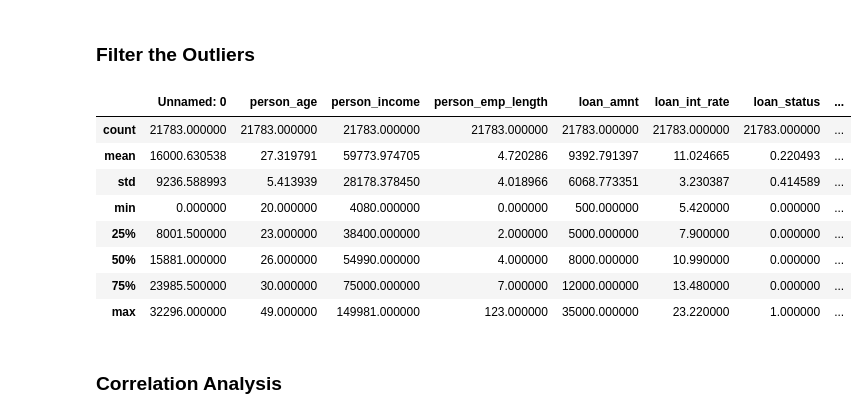
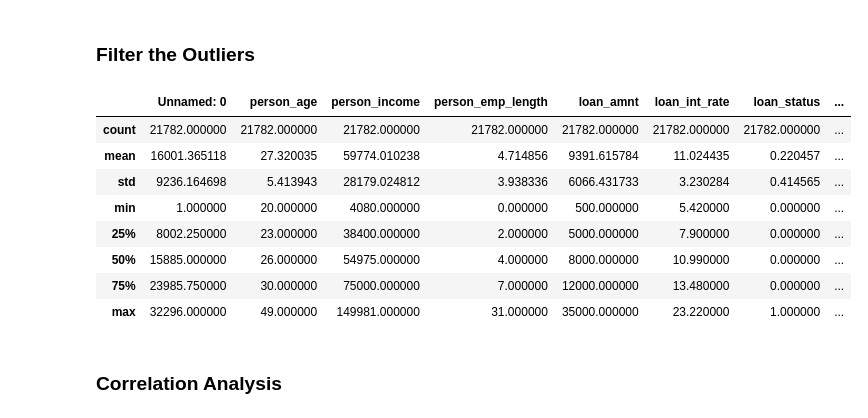
Before and after one commit to ASykes4/BSIP_Assignment_4_Students, a Jupyter notebook: asn4_start.ipynb, the cells around one changed output. Cells and saved outputs as stored; diff of their text form; code cells hidden in the pictures.

```diff
--- a/asn4_start.ipynb
+++ b/asn4_start.ipynb
@@ -90,20 +90,21 @@ df.describe()
 # %%
 # Removing the high value outliers to make the data into usable scales
 df = df[df['person_age'] < 50]
 df = df[df['person_income'] < 1.5e+05]
+df = df[df['person_emp_length'] < 100]
 # remove any missing values in the dataframe
 df.dropna(axis=0, inplace=True)
 df.describe()
 # %% [output]
 |  | Unnamed: 0 | person_age | person_income | person_emp_length | loan_amnt | loan_int_rate | loan_status | ... |
-| count | 21783.000000 | 21783.000000 | 21783.000000 | 21783.000000 | 21783.000000 | 21783.000000 | 21783.000000 | ... |
-| mean | 16000.630538 | 27.319791 | 59773.974705 | 4.720286 | 9392.791397 | 11.024665 | 0.220493 | ... |
-| std | 9236.588993 | 5.413939 | 28178.378450 | 4.018966 | 6068.773351 | 3.230387 | 0.414589 | ... |
-| min | 0.000000 | 20.000000 | 4080.000000 | 0.000000 | 500.000000 | 5.420000 | 0.000000 | ... |
-| 25% | 8001.500000 | 23.000000 | 38400.000000 | 2.000000 | 5000.000000 | 7.900000 | 0.000000 | ... |
-| 50% | 15881.000000 | 26.000000 | 54990.000000 | 4.000000 | 8000.000000 | 10.990000 | 0.000000 | ... |
-| 75% | 23985.500000 | 30.000000 | 75000.000000 | 7.000000 | 12000.000000 | 13.480000 | 0.000000 | ... |
-| max | 32296.000000 | 49.000000 | 149981.000000 | 123.000000 | 35000.000000 | 23.220000 | 1.000000 | ... |
+| count | 21782.000000 | 21782.000000 | 21782.000000 | 21782.000000 | 21782.000000 | 21782.000000 | 21782.000000 | ... |
+| mean | 16001.365118 | 27.320035 | 59774.010238 | 4.714856 | 9391.615784 | 11.024435 | 0.220457 | ... |
+| std | 9236.164698 | 5.413943 | 28179.024812 | 3.938336 | 6066.431733 | 3.230284 | 0.414565 | ... |
+| min | 1.000000 | 20.000000 | 4080.000000 | 0.000000 | 500.000000 | 5.420000 | 0.000000 | ... |
+| 25% | 8002.250000 | 23.000000 | 38400.000000 | 2.000000 | 5000.000000 | 7.900000 | 0.000000 | ... |
+| 50% | 15885.000000 | 26.000000 | 54975.000000 | 4.000000 | 8000.000000 | 10.990000 | 0.000000 | ... |
+| 75% | 23985.750000 | 30.000000 | 75000.000000 | 7.000000 | 12000.000000 | 13.480000 | 0.000000 | ... |
+| max | 32296.000000 | 49.000000 | 149981.000000 | 31.000000 | 35000.000000 | 23.220000 | 1.000000 | ... |
 # %% [markdown]
 ### Correlation Analysis
 # %%
```
Also changed, not shown: parts of 10 cells of this notebook.
